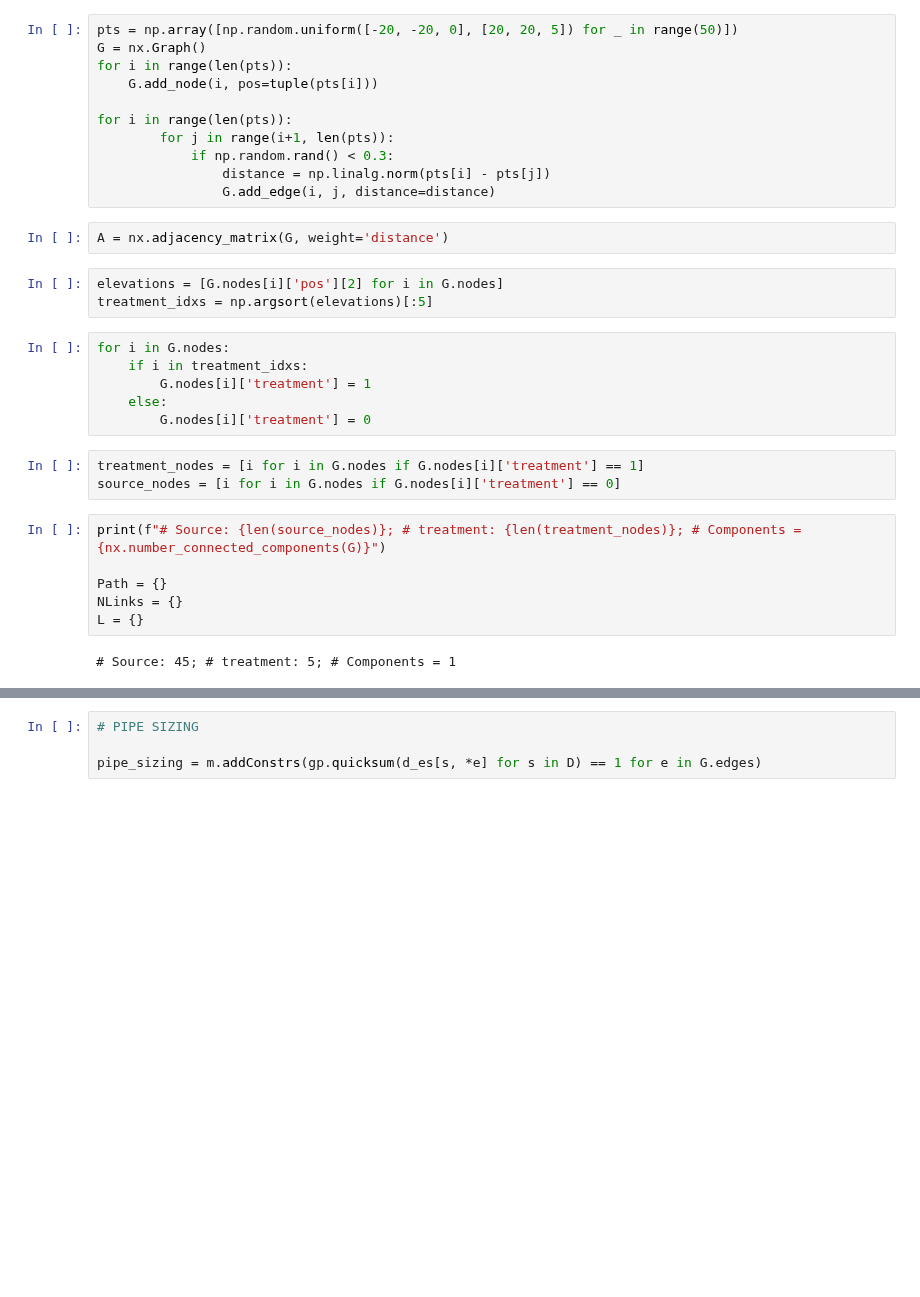
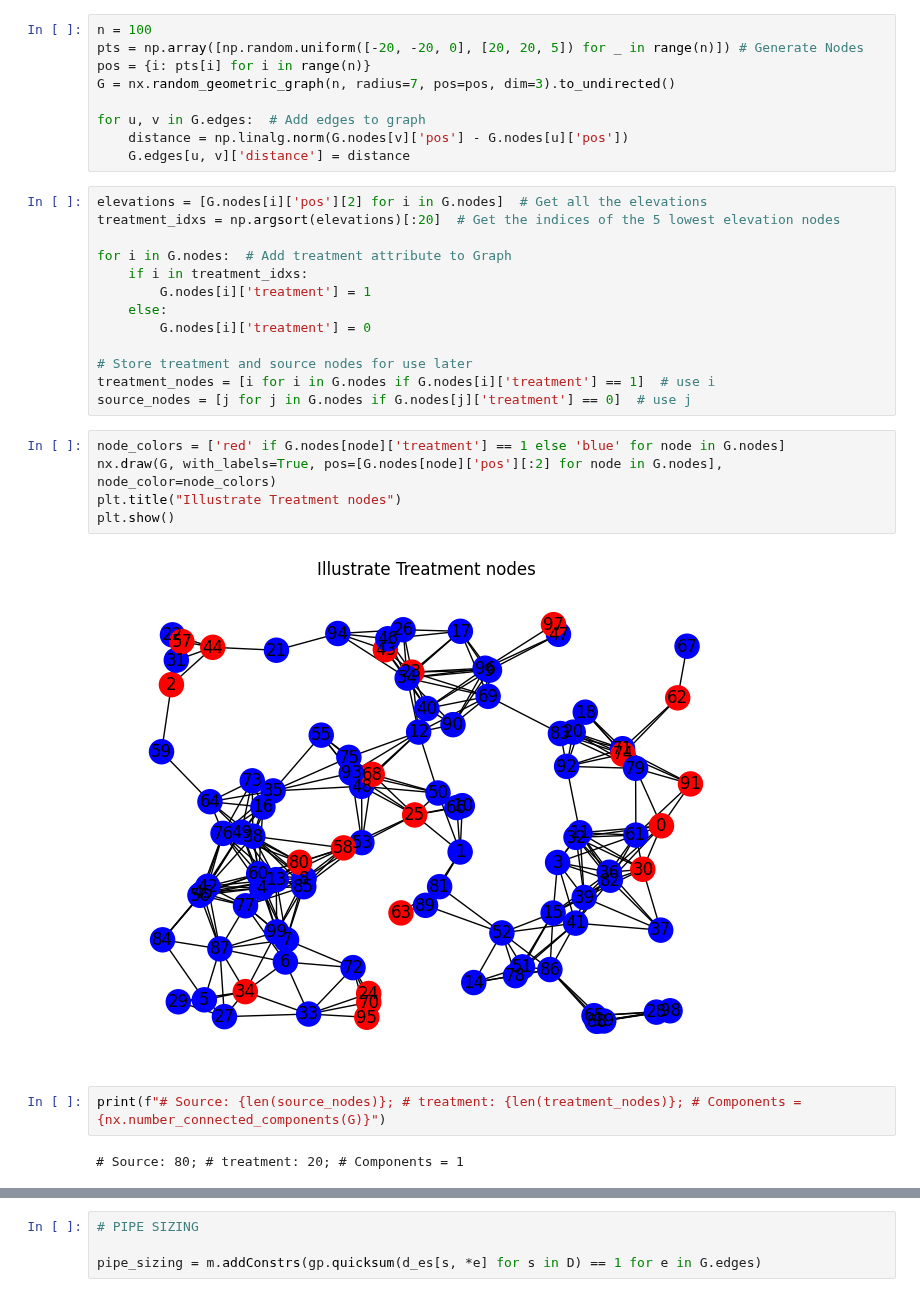
Before and after one commit to matt-banschbach/CMOR492-DWS, a Jupyter notebook: random_graph/random_graph_singleperiod.ipynb, the cells around one changed output, grey strips where cells are left out. Saved outputs shown, nothing was run; the diff lists cells and outputs as text; blank space fills up the shorter version.

```diff
--- a/random_graph/random_graph_singleperiod.ipynb
+++ b/random_graph/random_graph_singleperiod.ipynb
@@ -9,34 +8,34 @@ from numpy.distutils.command.egg_info import egg_info
-# %%
-pts = np.array([np.random.uniform([-20, -20, 0], [20, 20, 5]) for _ in range(50)])
-G = nx.Graph()
-for i in range(len(pts)):
-    G.add_node(i, pos=tuple(pts[i]))
-
-for i in range(len(pts)):
-        for j in range(i+1, len(pts)):
-            if np.random.rand() < 0.3:
-                distance = np.linalg.norm(pts[i] - pts[j])
-                G.add_edge(i, j, distance=distance)
-# %%
-A = nx.adjacency_matrix(G, weight='distance')
+# %%
+n = 100
+pts = np.array([np.random.uniform([-20, -20, 0], [20, 20, 5]) for _ in range(n)]) # Generate Nodes
+pos = {i: pts[i] for i in range(n)}
+G = nx.random_geometric_graph(n, radius=7, pos=pos, dim=3).to_undirected()
+
+for u, v in G.edges:  # Add edges to graph
+    distance = np.linalg.norm(G.nodes[v]['pos'] - G.nodes[u]['pos'])
+    G.edges[u, v]['distance'] = distance
 # %%
-elevations = [G.nodes[i]['pos'][2] for i in G.nodes]
-treatment_idxs = np.argsort(elevations)[:5]
+elevations = [G.nodes[i]['pos'][2] for i in G.nodes]  # Get all the elevations
+treatment_idxs = np.argsort(elevations)[:20]  # Get the indices of the 5 lowest elevation nodes
+
+for i in G.nodes:  # Add treatment attribute to Graph
+    if i in treatment_idxs:
+        G.nodes[i]['treatment'] = 1
+    else:
+        G.nodes[i]['treatment'] = 0
+
+# Store treatment and source nodes for use later
+treatment_nodes = [i for i in G.nodes if G.nodes[i]['treatment'] == 1]  # use i
+source_nodes = [j for j in G.nodes if G.nodes[j]['treatment'] == 0]  # use j
-# %%
-for i in G.nodes:
-    if i in treatment_idxs:
-        G.nodes[i]['treatment'] = 1
-    else:
-        G.nodes[i]['treatment'] = 0
 # %%
-treatment_nodes = [i for i in G.nodes if G.nodes[i]['treatment'] == 1]
-source_nodes = [i for i in G.nodes if G.nodes[i]['treatment'] == 0]
+node_colors = ['red' if G.nodes[node]['treatment'] == 1 else 'blue' for node in G.nodes]
+nx.draw(G, with_labels=True, pos=[G.nodes[node]['pos'][:2] for node in G.nodes], node_color=node_colors)
+plt.title("Illustrate Treatment nodes")
+plt.show()
+# %% [output]
+[figure, added]
 # %%
 print(f"# Source: {len(source_nodes)}; # treatment: {len(treatment_nodes)}; # Components = {nx.number_connected_components(G)}")
-
-Path = {}
-NLinks = {}
-L = {}
 # %% [output]
-# Source: 45; # treatment: 5; # Components = 1
+# Source: 80; # treatment: 20; # Components = 1
 # %%
```
Also changed, not shown: parts of 22 cells of this notebook, 2 other files.
